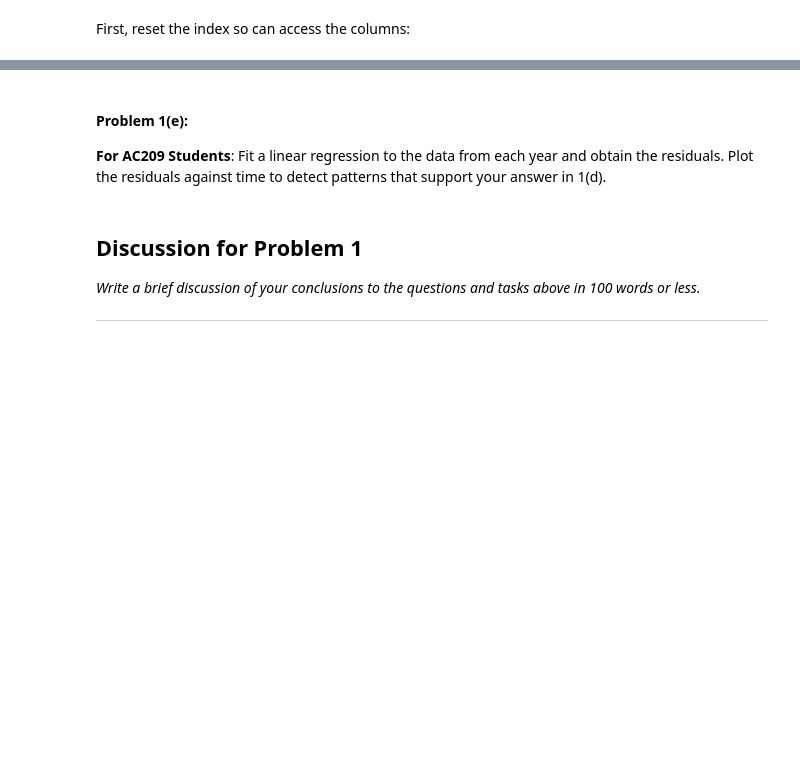
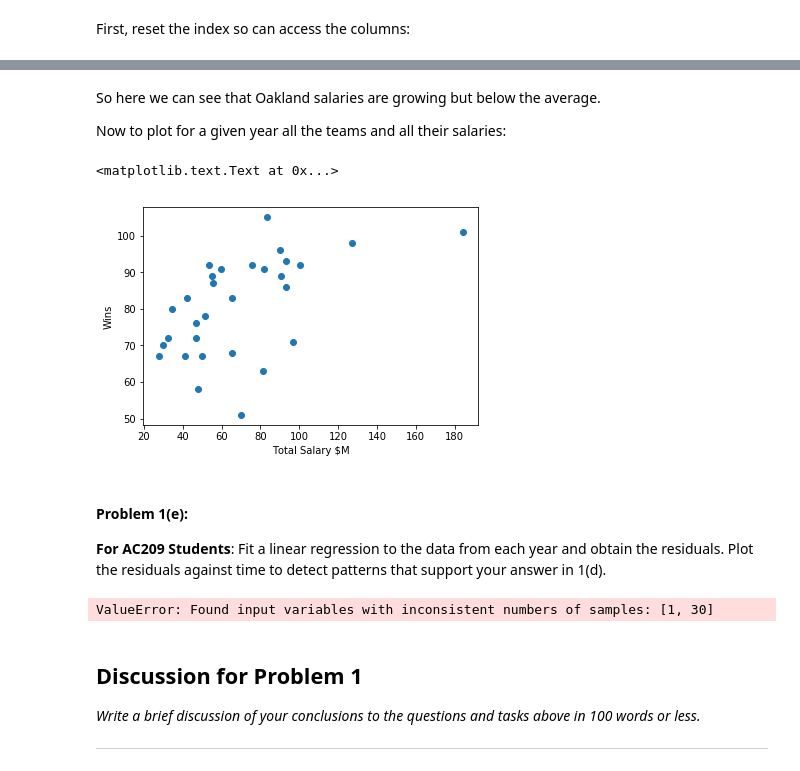
Before and after one commit to fergusio/cs109-2015, a Jupyter notebook: homework/HW1.ipynb, the cells around one changed output, grey strips where cells are left out. Drawn from its saved outputs; the diff is of its cells as text; code cells hidden in the pictures; blank space fills up the shorter version.

```diff
--- a/homework/HW1.ipynb
+++ b/homework/HW1.ipynb
@@ -259,3 +268,15 @@ plt.legend()
+# %% [markdown]
+So here we can see that Oakland salaries are growing but below the average.
+
+Now to plot for a given year all the teams and all their salaries:
+# %%
+df2 = df[df["yearID"]==2004]
+plt.scatter(df2.salary/1000000, df2.W)
+plt.xlabel('Total Salary $M')
+plt.ylabel('Wins')
+# %% [output]
+<matplotlib.text.Text at 0x...>
+[figure, added]
 # %% [markdown]
 #### Problem 1(e):
 
@@ -265,3 +284,14 @@ plt.legend()
+# %%
+#your code here
+from sklearn import linear_model
+
+x = df2["W"]
+y = df2["salary"]
+
+regr = linear_model.LinearRegression()
+regr.fit(x, y)
+# %% [output]
+ValueError: Found input variables with inconsistent numbers of samples: [1, 30]
 # %% [markdown]
 ## Discussion for Problem 1
 
```
Also changed, not shown: parts of 11 cells of this notebook, 1 other file.
